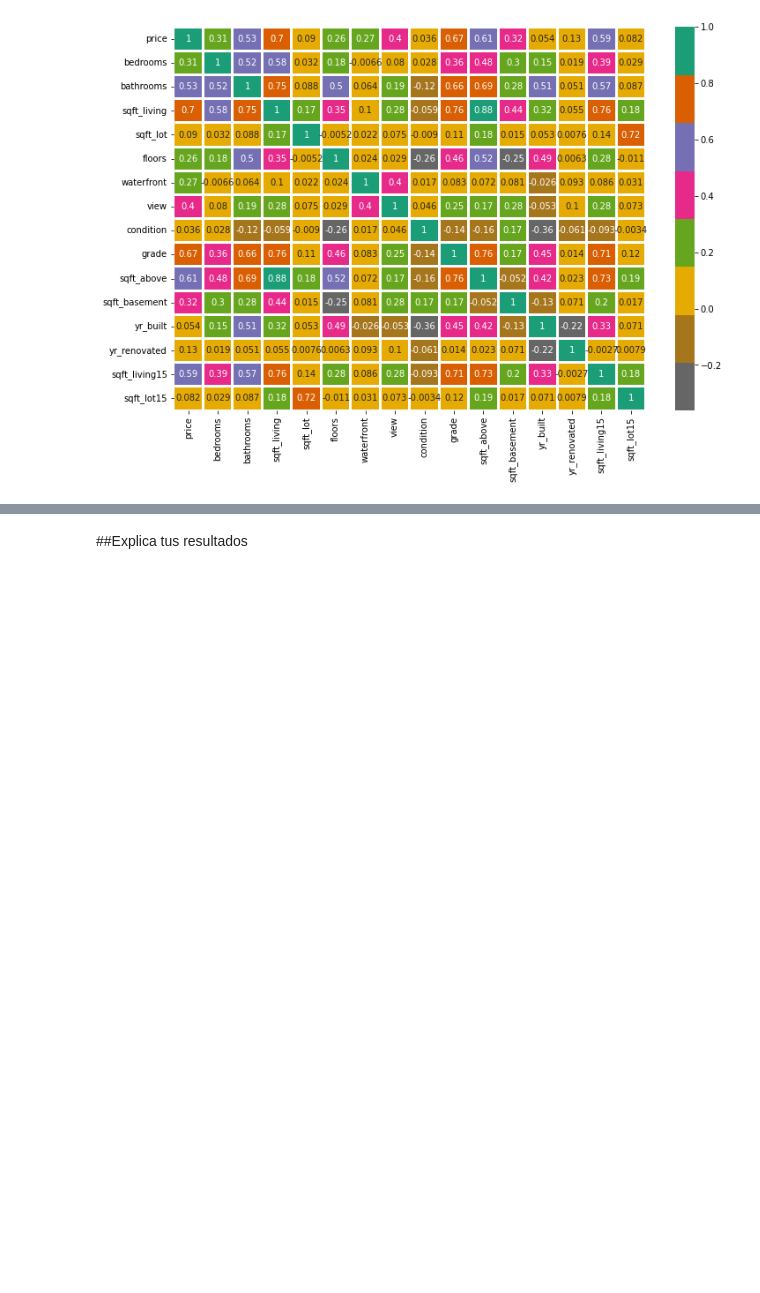
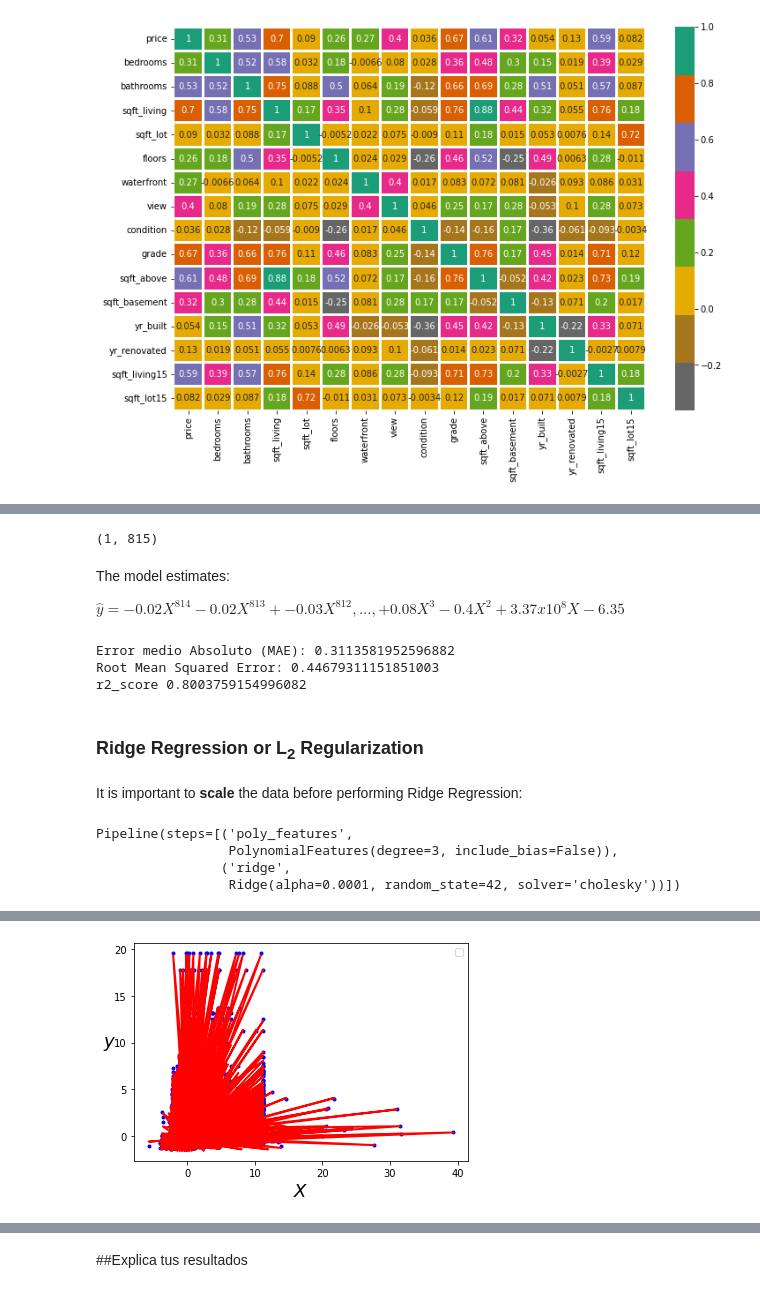
Before and after one commit to PosgradoMNA/actividades-de-aprendizaje-KevinBCruzMejia, a Jupyter notebook: TecMty_Regresion_lineal_polinomial_A01794176.ipynb, the cells around one changed output, grey strips where cells are left out. Drawn from its saved outputs; the diff is of its cells as text; code cells hidden in the pictures; blank space fills up the shorter version.

```diff
--- a/TecMty_Regresion_lineal_polinomial_A01794176.ipynb
+++ b/TecMty_Regresion_lineal_polinomial_A01794176.ipynb
@@ -773,0 +944,51 @@ Tamaño del X_test: (2162, 15)
+# %%
+lin_reg.coef_.shape
+# %% [output]
+(1, 815)
+# %% [markdown]
+The model estimates:
+
+$\hat{y} = -0.02X^{814} -0.02X^{813} + -0.03X^{812}, ... , + 0.08X^3 -  0.4X^2 + 3.37x10^8X - 6.35$
+# %%
+from sklearn import metrics
+from sklearn.metrics import r2_score
+
+nombre_polinomial, resultado_polinomial = list(), list()
+nombre_polinomial.append('MAE')
+print('Error medio Absoluto (MAE):', metrics.mean_absolute_error(y_train_scaled, y_pred))
+resultado_polinomial.append(metrics.mean_absolute_error(y_train_scaled, y_pred))
+nombre_polinomial.append('Root Mean Squared Error:')
+print('Root Mean Squared Error:', np.sqrt(metrics.mean_squared_error(y_train_scaled, y_pred)))
+resultado_polinomial.append(np.sqrt(metrics.mean_squared_error(y_train_scaled, y_pred)))
+nombre_polinomial.append('r2_score')
+print('r2_score',r2_score(y_train_scaled, y_pred))
+resultado_polinomial.append(r2_score(y_train_scaled, y_pred))
+# %% [output]
+Error medio Absoluto (MAE): 0.3113581952596882
+Root Mean Squared Error: 0.44679311151851003
+r2_score 0.8003759154996082
+# %% [markdown]
+### Ridge Regression or L<sub>2</sub> Regularization
+# %% [markdown]
+It is important to **scale** the data before performing Ridge Regression:
+# %%
+from sklearn.linear_model import Ridge
+
+model_ridge = Pipeline([("poly_features", PolynomialFeatures(degree=3, include_bias=False)),
+                  #("scaler", StandardScaler()),
+                  ("ridge", Ridge(alpha = 0.0001, solver = 'cholesky', random_state = 42))])
+model_ridge.fit(X_train_scaled, y_train_scaled)
+# %% [output]
+Pipeline(steps=[('poly_features',
+                 PolynomialFeatures(degree=3, include_bias=False)),
+                ('ridge',
+                 Ridge(alpha=0.0001, random_state=42, solver='cholesky'))])
+# %%
+y_pred = model_ridge.predict(X_train_scaled)
+# %%
+plt.plot(X_train_scaled, y_train_scaled, "b.")
+plt.plot(X_train_scaled, y_pred, "r-", linewidth=2)#, label="Predictions w/o Regularization")
+plt.xlabel("$X$", fontsize=18)
+plt.ylabel("$y$", rotation=0, fontsize=18)
+plt.legend(loc="upper right", fontsize=10);
+# %% [output]
@@ -773,0 +996 @@ Tamaño del X_test: (2162, 15)
+[figure, added]
```
Also changed, not shown: parts of 48 cells of this notebook.
